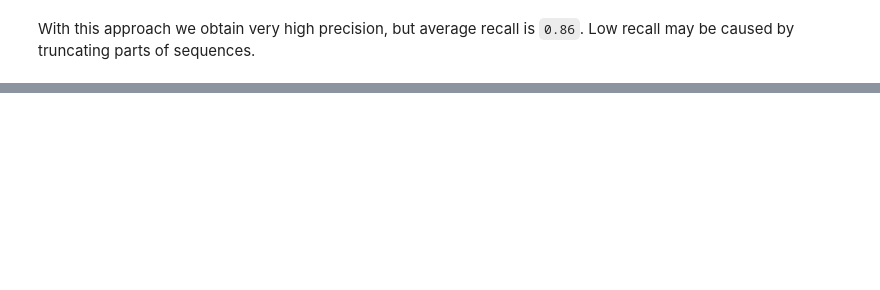
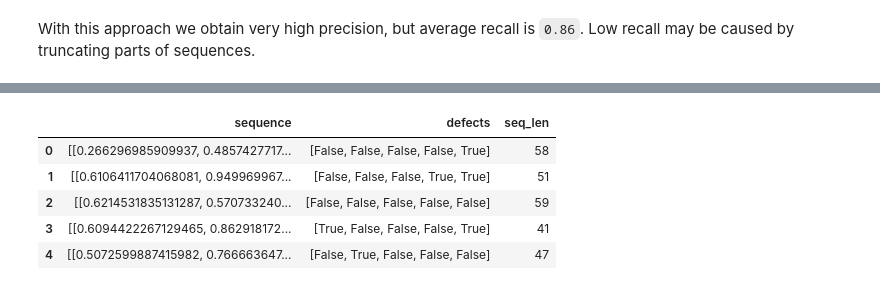
Before and after one commit to lukik45/candle-defect-detection, a Jupyter notebook: report.ipynb, the cells around one changed output, grey strips where cells are left out. Saved outputs shown, nothing was run; the diff lists cells and outputs as text; code cells hidden in the pictures; blank space fills up the shorter version.

```diff
--- a/report.ipynb
+++ b/report.ipynb
@@ -351,0 +344,9 @@ model.fit(trainGenerator, epochs=50, callbacks=[early])
+# %%
+df.head()
+# %% [output]
+|  | sequence | defects | seq_len |
+| 0 | [[0.266296985909937, 0.4857427717... | [False, False, False, False, True] | 58 |
+| 1 | [[0.6106411704068081, 0.949969967... | [False, False, False, True, True] | 51 |
+| 2 | [[0.6214531835131287, 0.570733240... | [False, False, False, False, False] | 59 |
+| 3 | [[0.6094422267129465, 0.862918172... | [True, False, False, False, True] | 41 |
+| 4 | [[0.5072599887415982, 0.766663647... | [False, True, False, False, False] | 47 |
```
Also changed, not shown: parts of 51 cells of this notebook.
